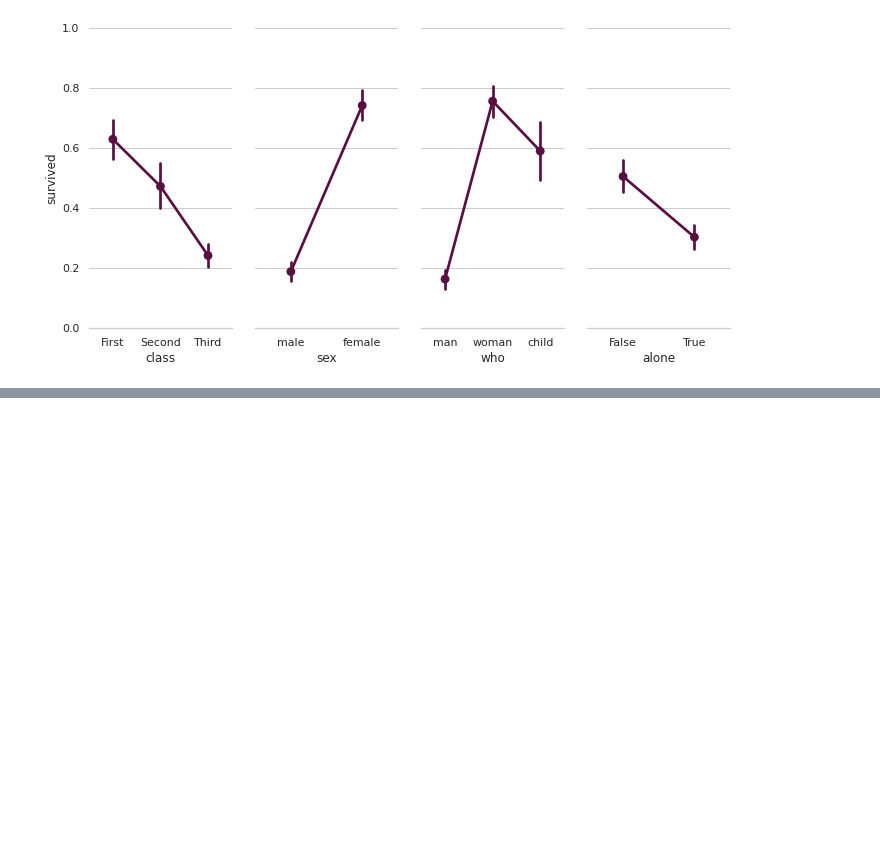
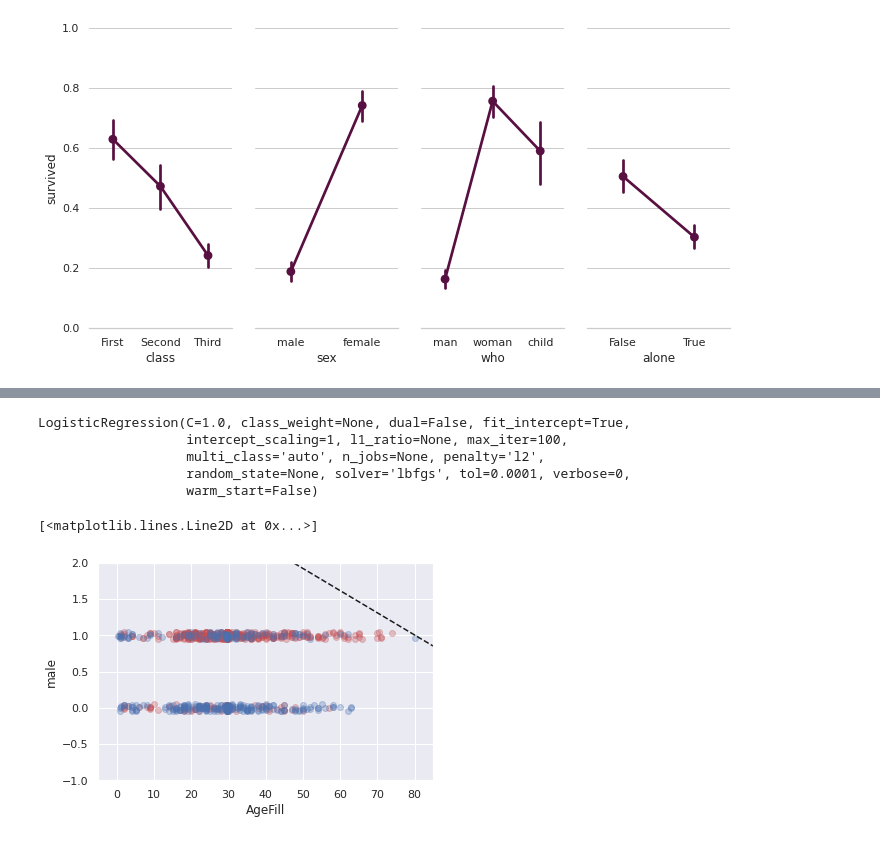
Before and after one commit to thruc/rabbit, a Jupyter notebook: Part1/機械学習/04_ロジスティクス回帰モデル/skl_logistic_regression.ipynb, the cells around one changed output, grey strips where cells are left out. Cells and saved outputs as stored; diff of their text form; code cells hidden in the pictures; blank space fills up the shorter version.

```diff
--- a/Part1/機械学習/04_ロジスティクス回帰モデル/skl_logistic_regression.ipynb
+++ b/Part1/機械学習/04_ロジスティクス回帰モデル/skl_logistic_regression.ipynb
@@ -498,0 +512,6 @@ plt.show()
+# %%
+#予測に不要と考えるからうをドロップ (本当はここの情報もしっかり使うべきだと思っています)
+titanic_df.drop(['PassengerId', 'Name', 'Ticket', 'Cabin'], axis=1, inplace=True)
+
+#一部カラムをドロップしたデータを表示
+titanic_df.head()
@@ -498,0 +525,4 @@ plt.show()
+# %%
+#Ageカラムのnullを中央値で補完
+
+titanic_df['AgeFill'] = titanic_df['Age'].fillna(titanic_df['Age'].mean())
@@ -498,0 +576,4 @@ plt.show()
+# %%
+df_d=pd.get_dummies(titanic_df['Sex'])
+# %%
+titanic_df = pd.concat([titanic_df, df_d], axis=1)
@@ -498,0 +582,44 @@ plt.show()
+# %%
+model=LogisticRegression()
+model.fit(data2, label1)
+# %% [output]
+LogisticRegression(C=1.0, class_weight=None, dual=False, fit_intercept=True,
+                   intercept_scaling=1, l1_ratio=None, max_iter=100,
+                   multi_class='auto', n_jobs=None, penalty='l2',
+                   random_state=None, solver='lbfgs', tol=0.0001, verbose=0,
+                   warm_start=False)
+# %%
+h = 0.02
+xmin, xmax = -5, 85
+ymin, ymax = -1, 2
+xx, yy = np.meshgrid(np.arange(xmin, xmax, h), np.arange(ymin, ymax, h))
+Z = model2.predict_proba(np.c_[xx.ravel(), yy.ravel()])[:, 1]
+Z = Z.reshape(xx.shape)
+
+fig, ax = plt.subplots()
+levels = np.linspace(0, 1.0)
+cm = plt.cm.RdBu
+cm_bright = ListedColormap(['#FF0000', '#0000FF'])
+#contour = ax.contourf(xx, yy, Z, cmap=cm, levels=levels, alpha=0.5)
+
+sc = ax.scatter(titanic_df.loc[index_survived, 'AgeFill'],
+                titanic_df.loc[index_survived, 'male']+(np.random.rand(len(index_survived))-0.5)*0.1,
+                color='r', label='Not Survived', alpha=0.3)
+sc = ax.scatter(titanic_df.loc[index_notsurvived, 'AgeFill'],
+                titanic_df.loc[index_notsurvived, 'male']+(np.random.rand(len(index_notsurvived))-0.5)*0.1,
+                color='b', label='Survived', alpha=0.3)
+
+ax.set_xlabel('AgeFill')
+ax.set_ylabel('male')
+ax.set_xlim(xmin, xmax)
+ax.set_ylim(ymin, ymax)
+#fig.colorbar(contour)
+
+x1 = xmin
+x2 = xmax
+y1 = -1*(model2.intercept_[0]+model2.coef_[0][0]*xmin)/model2.coef_[0][1]
+y2 = -1*(model2.intercept_[0]+model2.coef_[0][0]*xmax)/model2.coef_[0][1]
+ax.plot([x1, x2] ,[y1, y2], 'k--')
+# %% [output]
+[<matplotlib.lines.Line2D at 0x...>]
+[figure, added]
```
Also changed, not shown: parts of 21 cells of this notebook, 2 other files.
